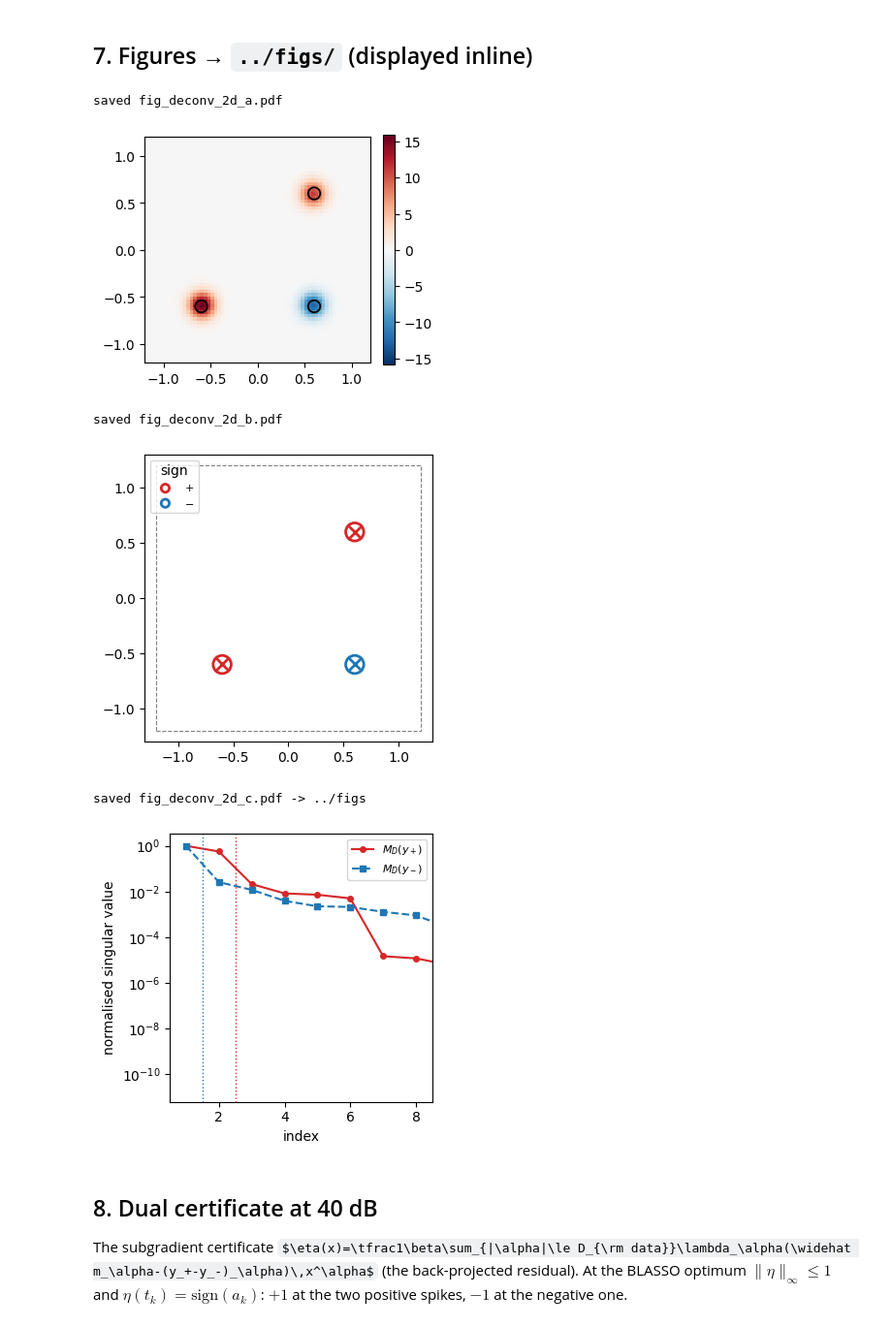
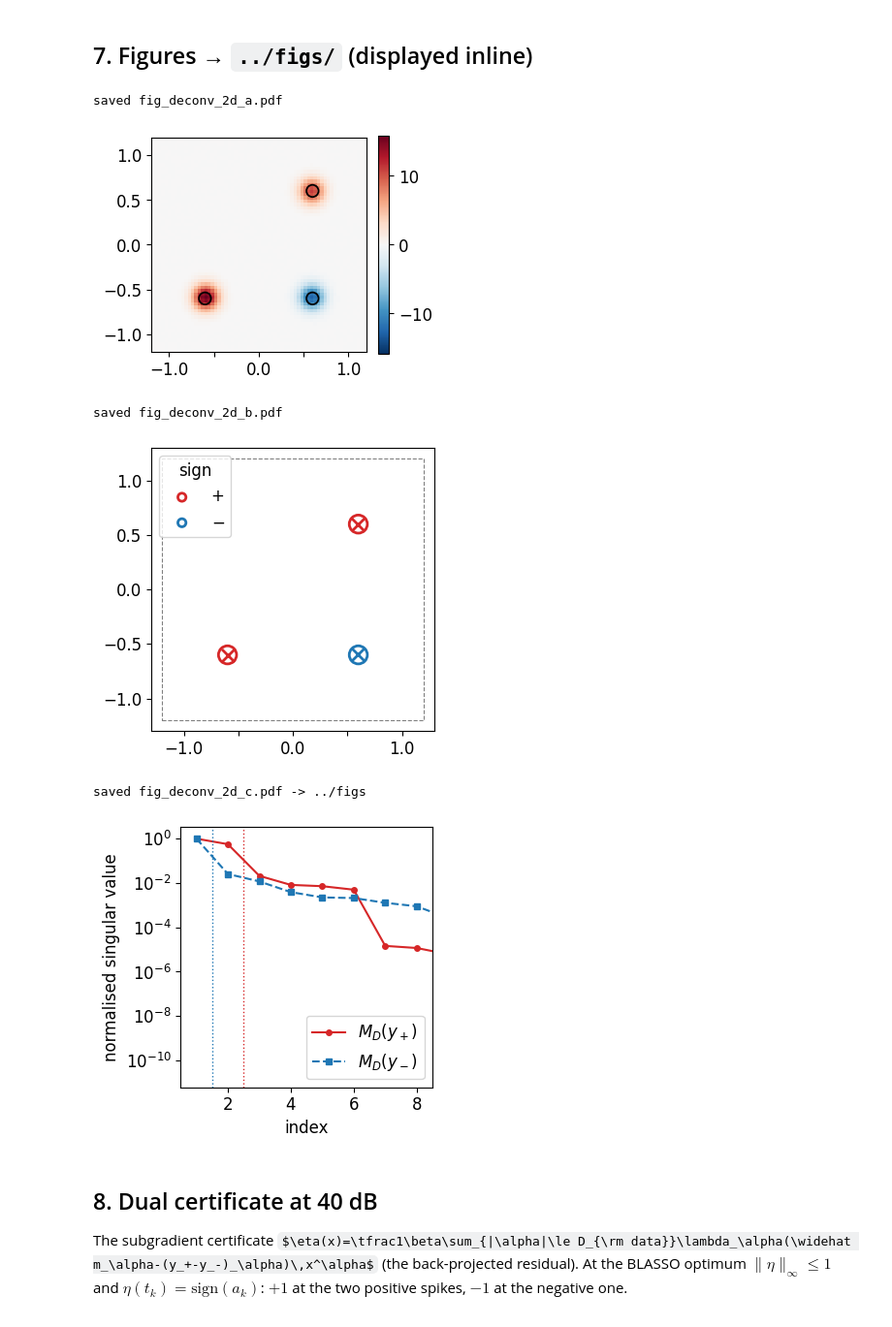
Before and after one commit to ydecastro/kernel-hierarchies, a Jupyter notebook: code/fig_deconv_2d.ipynb, the cells around one changed output. Shown at 97% size. Saved outputs shown, nothing was run; the diff lists cells and outputs as text; code cells hidden in the pictures; some formulas as TeX source.

```diff
--- a/code/fig_deconv_2d.ipynb
+++ b/code/fig_deconv_2d.ipynb
@@ -247,39 +247,43 @@ TRUE : [(np.float64(-0.6), np.float64(-0.6), np.float64(1.0)), (np.float64(0.6),
 ## 7. Figures → `../figs/` (displayed inline)
 # %%
 FIGS=os.path.abspath("../figs" if os.path.basename(os.getcwd())=="code" else "figs"); os.makedirs(FIGS,exist_ok=True)
+FS_PANEL=12   # font size (pt) of ticks, legends, axis labels and colour-bar ticks (the panels print at about 0.53 scale, i.e. 6.4 pt, in the paper)
 # (a) noisy observation
 fig,ax=plt.subplots(figsize=(3.7,3.5))
 im=ax.imshow(ynoisy.reshape(GRID,GRID),extent=[-BOX,BOX,-BOX,BOX],origin="lower",cmap="RdBu_r",
              vmin=-np.max(np.abs(ynoisy)),vmax=np.max(np.abs(ynoisy)))
 ax.scatter(ATOMS[:,0],ATOMS[:,1],s=80,facecolors="none",edgecolors="k",lw=1.3)
-fig.colorbar(im,ax=ax,fraction=.046)
+ax.tick_params(labelsize=FS_PANEL); ax.set_xticks([-1,-.5,0,.5,1],["\u22121.0","","0.0","","1.0"])   # x labels at -1, 0, 1 only: five do not fit at this size
+cbar_a=fig.colorbar(im,ax=ax,fraction=.046); cbar_a.ax.tick_params(labelsize=FS_PANEL)
 fig.tight_layout(); fig.savefig(os.path.join(FIGS,"fig_deconv_2d_a.pdf"),bbox_inches="tight"); print("saved fig_deconv_2d_a.pdf"); plt.show()
 # (b) recovery (signed)
 fig,ax=plt.subplots(figsize=(3.7,3.5))
 for t,a in zip(ATOMS,AMPS):
     ax.scatter(t[0],t[1],s=180,facecolors="none",edgecolors=("C3" if a>0 else "C0"),lw=2)
 for r,a in zip(rec_atoms,rec_amps):
     ax.scatter(r[0],r[1],s=90,marker="x",c=("C3" if a>0 else "C0"),lw=2)
 ax.add_patch(plt.Rectangle((-BOX,-BOX),2*BOX,2*BOX,fill=False,ec=".5",ls="--",lw=.8))
 ax.set_xlim(-BOX-.1,BOX+.1); ax.set_ylim(-BOX-.1,BOX+.1); ax.set_aspect("equal")
 ax.scatter([],[],facecolors="none",edgecolors="C3",label="+",lw=2); ax.scatter([],[],facecolors="none",edgecolors="C0",label="$-$",lw=2)
-ax.legend(loc="upper left",fontsize=8,title="sign")
+ax.tick_params(labelsize=FS_PANEL); ax.set_xticks([-1,-.5,0,.5,1],["\u22121.0","","0.0","","1.0"])
+ax.legend(loc="upper left",fontsize=FS_PANEL,title="sign",title_fontsize=FS_PANEL)
 fig.tight_layout(); fig.savefig(os.path.join(FIGS,"fig_deconv_2d_b.pdf"),bbox_inches="tight"); print("saved fig_deconv_2d_b.pdf"); plt.show()
 # (c) singular values of M_D(y+), M_D(y-)
 fig,ax=plt.subplots(figsize=(3.7,3.5))
 for M,st,lab,col in [(Mp,"o-","$M_D(y_+)$","C3"),(Mm,"s--","$M_D(y_-)$","C0")]:   # red = +, blue = -
     sv=np.linalg.svd(M,compute_uv=False); ax.semilogy(np.arange(1,len(sv)+1),sv/sv[0],st,ms=4,color=col,label=lab)
 ax.axvline(2.5,color="C3",ls=":",lw=1); ax.axvline(1.5,color="C0",ls=":",lw=1)
-ax.set_xlim(0.5,8.5); ax.set_xlabel("index"); ax.set_ylabel("normalised singular value")
-ax.legend(fontsize=8)
+ax.set_xlim(0.5,8.5); ax.set_xlabel("index",fontsize=FS_PANEL); ax.set_ylabel("normalised singular value",fontsize=FS_PANEL)
+ax.tick_params(labelsize=FS_PANEL)
+ax.legend(fontsize=FS_PANEL)
 fig.tight_layout(); fig.savefig(os.path.join(FIGS,"fig_deconv_2d_c.pdf"),bbox_inches="tight"); print("saved fig_deconv_2d_c.pdf ->",os.path.relpath(FIGS)); plt.show()
 # %% [output]
 saved fig_deconv_2d_a.pdf
-[figure, old version]
+[figure, new version]
 saved fig_deconv_2d_b.pdf
-[figure, old version]
+[figure, new version]
 saved fig_deconv_2d_c.pdf -> ../figs
-[figure, old version]
+[figure, new version]
 # %% [markdown]
 ## 8. Dual certificate at 40 dB
 
```
Also changed, not shown: parts of 3 cells of this notebook, 14 other files.
